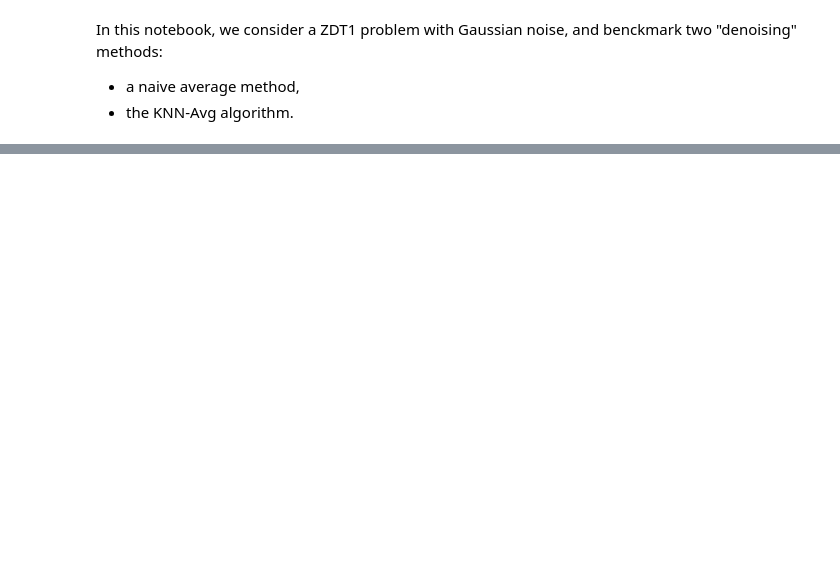
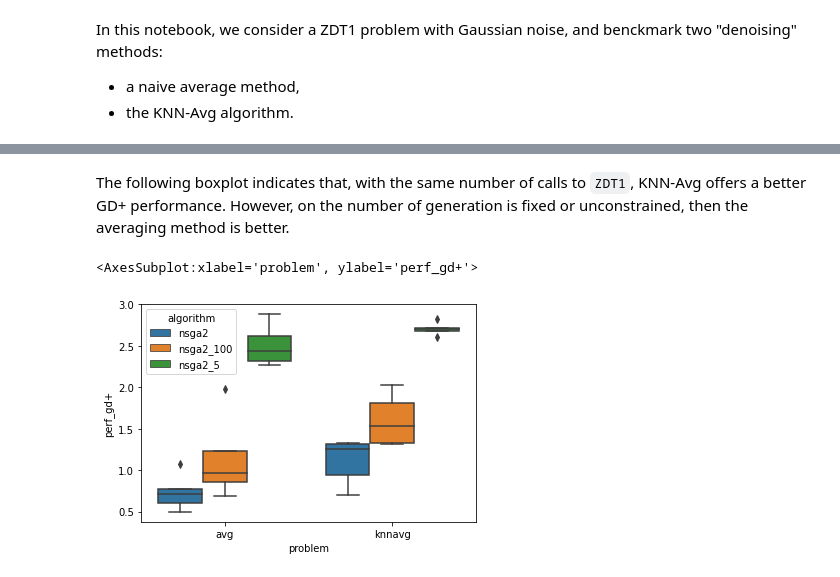
Before and after one commit to altaris/noisy-moo, a Jupyter notebook: example.ipynb, the cells around one changed output, grey strips where cells are left out. Saved outputs shown, nothing was run; the diff lists cells and outputs as text; code cells hidden in the pictures; blank space fills up the shorter version.

```diff
--- a/example.ipynb
+++ b/example.ipynb
@@ -34,0 +50,34 @@ NameError: name 'noisy_zdt1' is not defined
+# %%
+from pymoo.factory import get_termination
+
+pareto_front = zdt1.pareto_front(100)
+
+benchmark = nmoo.benchmark.Benchmark(
+    problems={
+        "knnavg": {
+            "problem": knnavg_zdt1,
+            "pareto_front": pareto_front,
+        },
+        "avg": {
+            "problem": avg_zdt1,
+            "pareto_front": pareto_front,
+        },
+    },
+    algorithms={
+        "nsga2": {
+            "algorithm": nsga2,
+        },
+        "nsga2_5": {
+            "algorithm": nsga2,
+            "termination": get_termination("n_gen", 10),
+        },
+        "nsga2_100": {
+            "algorithm": nsga2,
+            "termination": get_termination("n_gen", 100),
+        },
+    },
+    n_runs=5,
+)
+# %%
+%%time
+benchmark.run(verbose=50)
@@ -34,0 +151,14 @@ NameError: name 'noisy_zdt1' is not defined
+# %% [markdown]
+The following boxplot indicates that, with the same number of calls to `ZDT1`, KNN-Avg offers a better GD+ performance. However, on the number of generation is fixed or unconstrained, then the averaging method is better.
+# %%
+import seaborn as sns
+
+sns.boxplot(
+    x="problem",
+    y="perf_gd+",
+    hue="algorithm",
+    data=benchmark.final_results(),
+)
+# %% [output]
+<AxesSubplot:xlabel='problem', ylabel='perf_gd+'>
+[figure, added]
```
Also changed, not shown: parts of 20 cells of this notebook, 2 other files.
